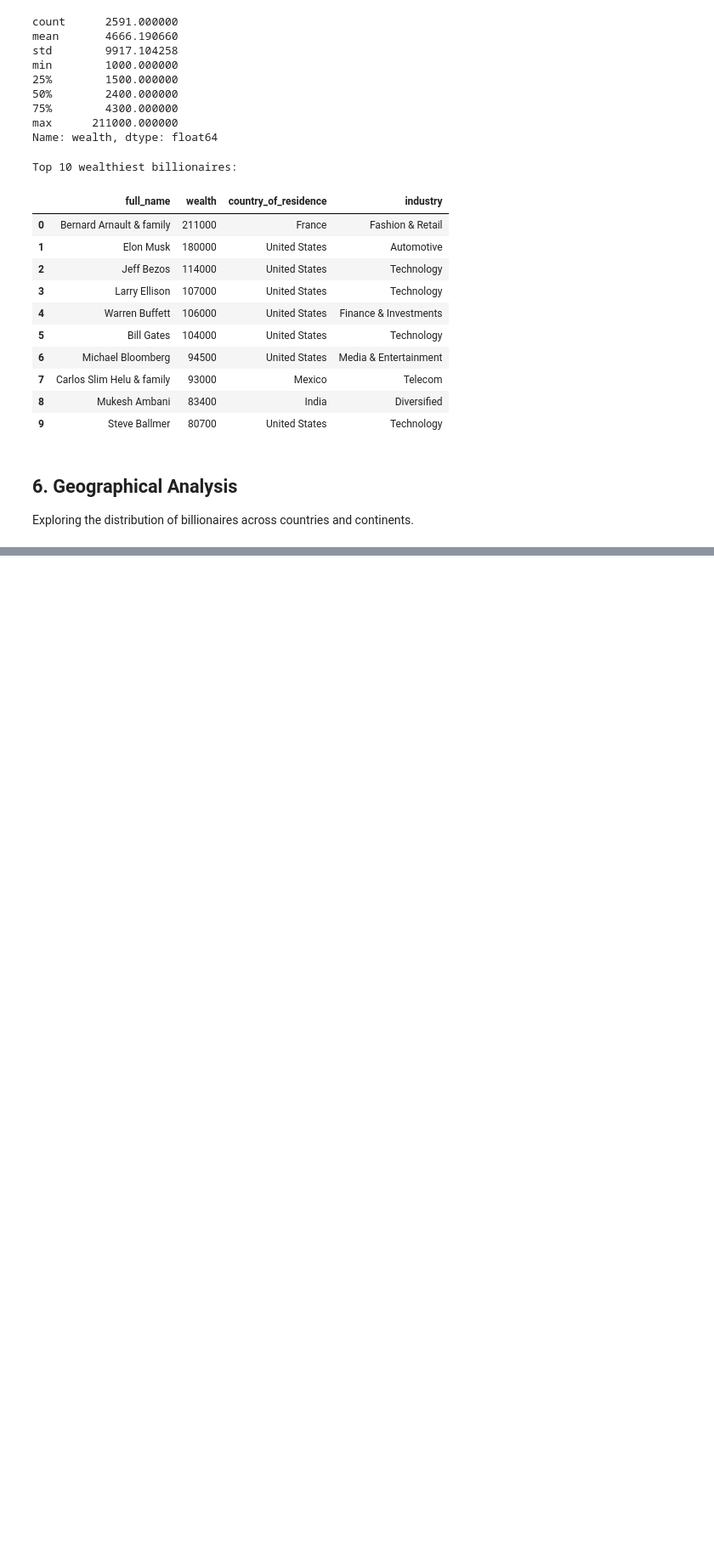
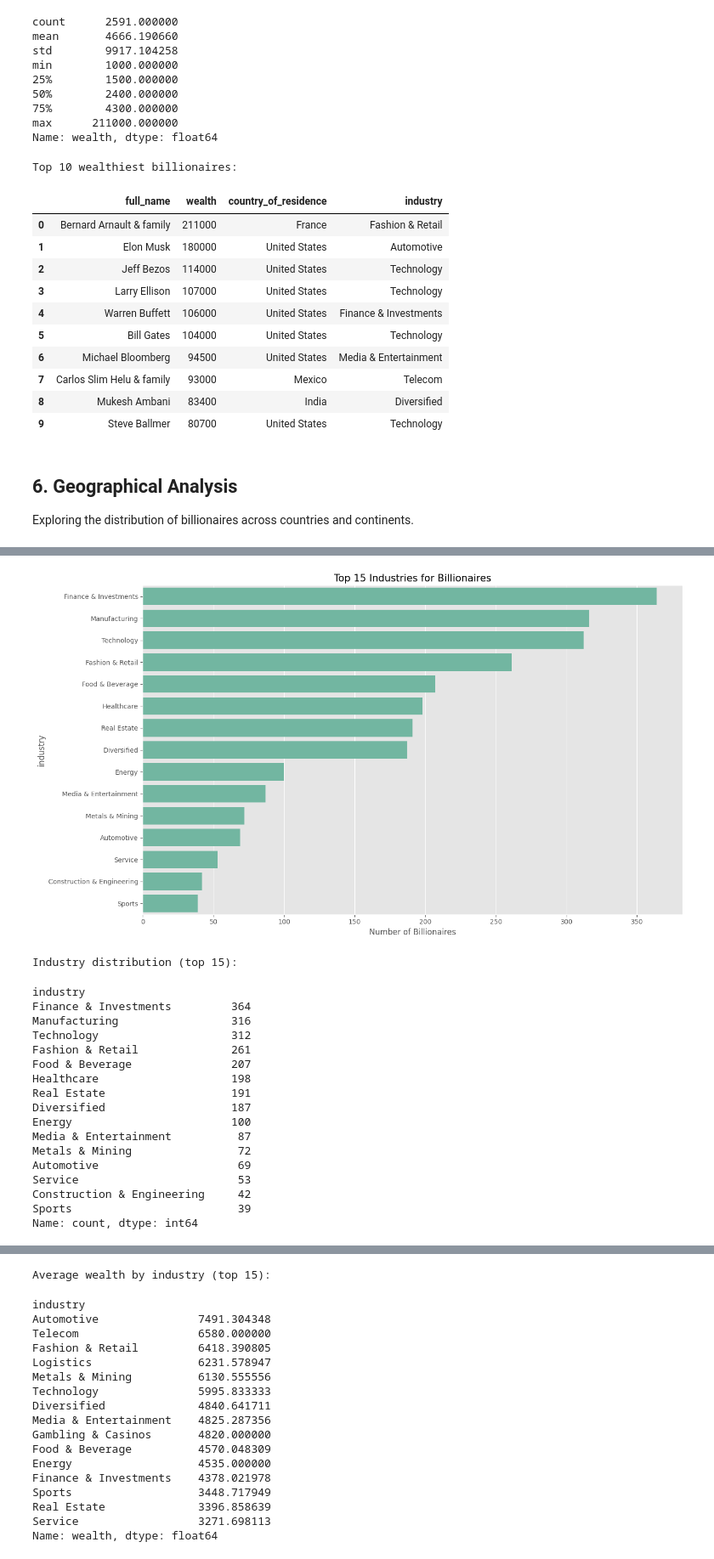
Before and after one commit to namdavid2904/billionaires-wealth-analysis, a Jupyter notebook: notebooks/01_data_exploration.ipynb, the cells around one changed output, grey strips where cells are left out. Shown: that part at 85% size. Saved outputs shown, nothing was run; the diff lists cells and outputs as text; code cells hidden in the pictures; blank space fills up the shorter version.

Commit message:
Explore wealth distribution across industries

```diff
--- a/notebooks/01_data_exploration.ipynb
+++ b/notebooks/01_data_exploration.ipynb
@@ -267,0 +271,55 @@ Name: count, dtype: int64
+# %%
+# Industry distribution
+plt.figure(figsize=(14, 8))
+industry_counts = df['industry'].value_counts().head(15)
+sns.barplot(x=industry_counts.values, y=industry_counts.index)
+plt.title('Top 15 Industries for Billionaires', fontsize=15)
+plt.xlabel('Number of Billionaires')
+plt.tight_layout()
+plt.show()
+
+print(f"\nIndustry distribution (top 15):")
+display(industry_counts)
+
+# Average wealth by industry
+plt.figure(figsize=(14, 8))
+industry_wealth = df.groupby('industry')['wealth'].mean().sort_values(ascending=False).head(15)
+sns.barplot(x=industry_wealth.values, y=industry_wealth.index)
+plt.title('Average Wealth by Industry (Top 15)', fontsize=15)
+plt.xlabel('Average Wealth (millions USD)')
+plt.tight_layout()
+plt.show()
+
+print(f"\nAverage wealth by industry (top 15):")
+display(industry_wealth)
+
+# Average age by industry
+plt.figure(figsize=(14, 8))
+industry_age = df.groupby('industry')['age'].mean().sort_values(ascending=False)
+sns.barplot(x=industry_age.index, y=industry_age.values)
+plt.title('Average Age by Industry', fontsize=15)
+plt.xticks(rotation=90)
+plt.xlabel('Industry')
+plt.ylabel('Average Age')
+plt.tight_layout()
+plt.show()
+# %% [output]
+[figure, added]
+Industry distribution (top 15):
+industry
+Finance & Investments         364
+Manufacturing                 316
+Technology                    312
+Fashion & Retail              261
+Food & Beverage               207
+Healthcare                    198
+Real Estate                   191
+Diversified                   187
+Energy                        100
+Media & Entertainment          87
+Metals & Mining                72
+Automotive                     69
+Service                        53
+Construction & Engineering     42
+Sports                         39
+Name: count, dtype: int64
@@ -267,0 +327,18 @@ Name: count, dtype: int64
+Average wealth by industry (top 15):
+industry
+Automotive               7491.304348
+Telecom                  6580.000000
+Fashion & Retail         6418.390805
+Logistics                6231.578947
+Metals & Mining          6130.555556
+Technology               5995.833333
+Diversified              4840.641711
+Media & Entertainment    4825.287356
+Gambling & Casinos       4820.000000
+Food & Beverage          4570.048309
+Energy                   4535.000000
+Finance & Investments    4378.021978
+Sports                   3448.717949
+Real Estate              3396.858639
+Service                  3271.698113
+Name: wealth, dtype: float64
```
Also changed, not shown: parts of 3 cells of this notebook.
